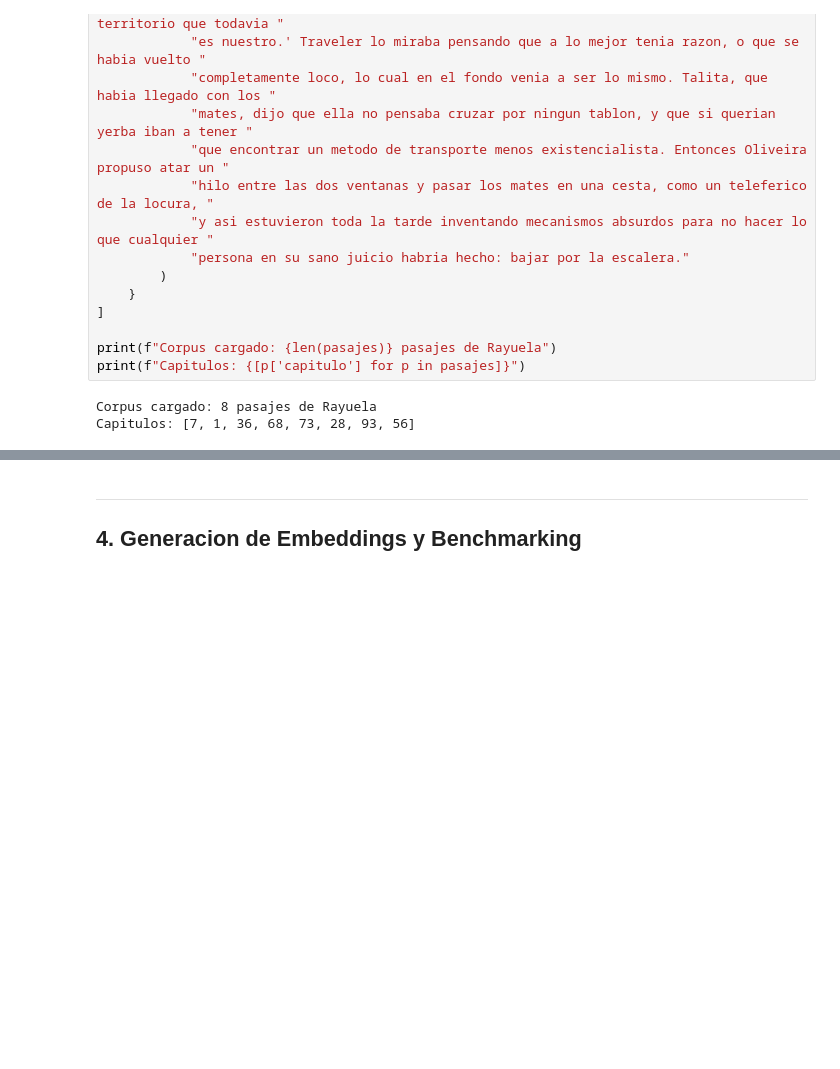
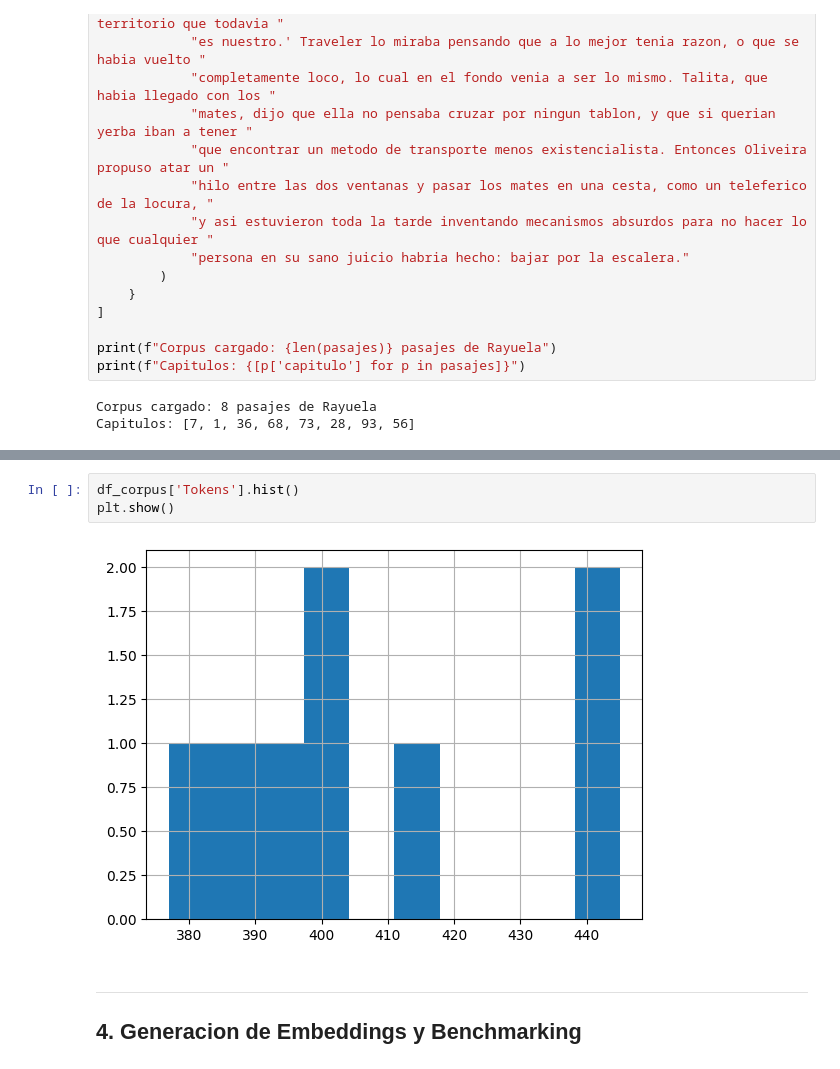
Before and after one commit to carlosjimenez88M/ai_engineering_henry, a Jupyter notebook: 02-vector_data_bases/databases/03-comparacion-modelos-embeddings-rayuela.ipynb, the cells around one changed output, grey strips where cells are left out. Cells and saved outputs as stored; diff of their text form; blank space fills up the shorter version.

```diff
--- a/02-vector_data_bases/databases/03-comparacion-modelos-embeddings-rayuela.ipynb
+++ b/02-vector_data_bases/databases/03-comparacion-modelos-embeddings-rayuela.ipynb
@@ -347,6 +347,11 @@ Promedio tokens por pasaje: 408
 | 5 | cap28 | 28 | El concierto de Berthe Trepat | musica | tragico | narrativo | 1378 | 377 |
 | 6 | cap93 | 93 | Notas de Morelli sobre la narrativa | metaliteratura | reflexivo | ensayistico | 1481 | 393 |
 | 7 | cap56 | 56 | El tablon entre ventanas | absurdo | absurdo | narrativo | 1489 | 399 |
+# %%
+df_corpus['Tokens'].hist()
+plt.show()
+# %% [output]
+[figure, added]
 # %% [markdown]
 ---
 
```
Also changed, not shown: parts of 12 cells of this notebook, 14 other files.
